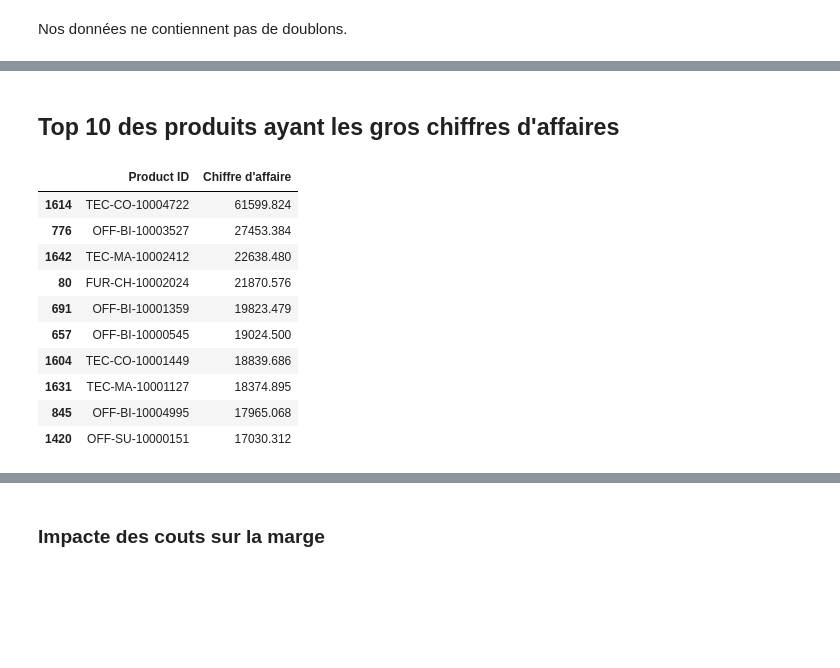
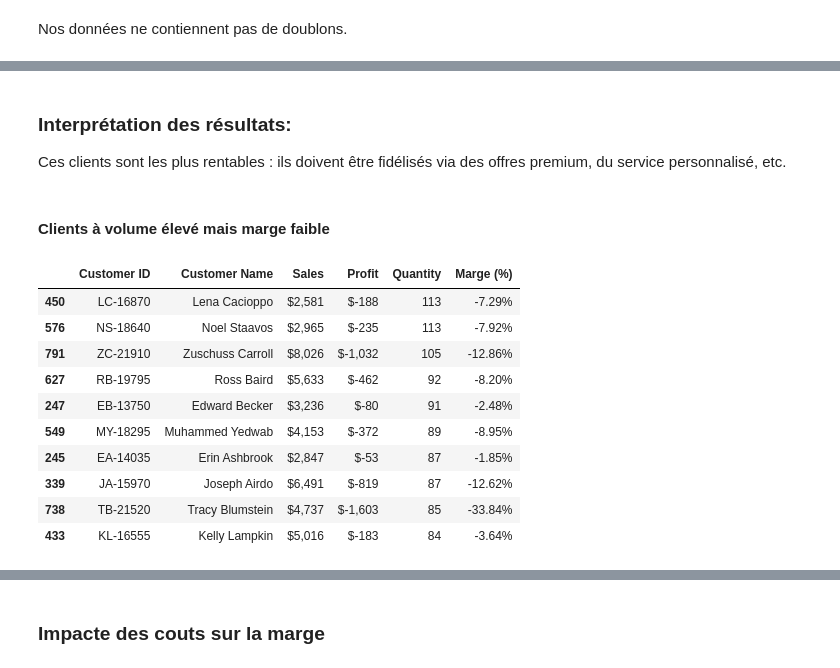
Before and after one commit to Junioh01/Portfolio-data-Analyste, a Jupyter notebook: Analyse_facteurs_influencant_performance_commerciales/Analyse_facteurs_influencant_performance_commerciales.ipynb, the cells around one changed output, grey strips where cells are left out. Drawn from its saved outputs; the diff is of its cells as text; code cells hidden in the pictures; blank space fills up the shorter version.

```diff
--- a/Analyse_facteurs_influencant_performance_commerciales/Analyse_facteurs_influencant_performance_commerciales.ipynb
+++ b/Analyse_facteurs_influencant_performance_commerciales/Analyse_facteurs_influencant_performance_commerciales.ipynb
@@ -136,5 +134,7 @@ memory usage: 78.2+ KB
 df["Order Date"]=pd.to_datetime (df['Order Date'])
 df["Ship Date"]=pd.to_datetime (df['Ship Date'])
 # %%
-df.sort_values(by=['Order Date','Ship Date'], ascending=False)
+#  Vérification du types des données(Pour s'assurer de la réussite du formatage des dates)
+df=df.sort_values(by=['Order Date','Ship Date'], ascending=False)
+df.dtypes
 # %% [output]
@@ -154,5 +157,0 @@ df.sort_values(by=['Order Date','Ship Date'], ascending=False)
-# %%
-# Calcul de la marge nette
-df["Marge Nette"]=(df["Profit"]/df["Sales"])*100
- #Calcul des coûts
-df['Cost'] = df['Sales'] - df['Profit']
@@ -174,0 +158,9 @@ df
+# %%
+# Création de la colonne taux de marge  en %
+df['Marge(%)']=(df['Profit']/df['Sales'])*100
+# Création de la colonne durrée de livraison en jours
+df['Delivery_Days'] = (df['Ship Date'] - df['Order Date']).dt.days
+# Création de la variable Mois de la commande
+df['Month'] = df['Order Date'].dt.month
+df['Years'] = df['Order Date'].dt.year
+df['Year_Month'] = df['Order Date'].dt.to_period('M').astype(str)  # format AAAA-MM
@@ -212,7 +440,4 @@ Nbprod.sort_values(by=['NbVendu'], ascending=False).head(10)
 # %%
-top_10_vente = Nbprod.sort_values(by=['NbVendu'], ascending=False).head(10)
-top_10_vente.sort_values(by=["NbVendu"], ascending=True).plot.barh(x = 'Product ID',figsize=(7, 5))
-plt.title("Top 10 des produits les plus vendu", size = 20)
-plt.ylabel("Produits", size = 15)
-plt.xlabel("Nombre de vente", size = 15)
-plt.show()
+client_perf = df.groupby(['Customer ID', 'Customer Name'])[['Sales', 'Profit', 'Quantity']].sum().reset_index()
+client_perf['Marge (%)'] = (client_perf['Profit'] / client_perf['Sales']) * 100
+client_perf.sort_values(by='Sales', ascending=False, inplace=True)
@@ -269,16 +518,25 @@ plt.show()
+# %% [markdown]
+### Interprétation des résultats:
+Ces clients sont les plus rentables : ils doivent être fidélisés via des offres premium, du service personnalisé, etc.
 # %% [markdown]
-## Top 10 des produits ayant les gros chiffres d'affaires
+#### Clients à volume élevé mais marge faible
 # %%
-Chiff_aff_prod.sort_values(by=["Chiffre d'affaire"], ascending=False).head(10)
+clients_volume_bas_marge = client_perf[(client_perf['Quantity'] > 50) & (client_perf['Marge (%)'] < 0)].sort_values(by='Quantity', ascending=False).head(10)
+clients_volume_bas_marge.style.format({
+    'Sales': '${:,.0f}',
+    'Profit': '${:,.0f}',
+    'Quantity': '{:,.0f}',
+    'Marge (%)': '{:.2f}%'
+})
 # %% [output]
-|  | Product ID | Chiffre d'affaire |
-| 1614 | TEC-CO-10004722 | 61599.824 |
-| 776 | OFF-BI-10003527 | 27453.384 |
-| 1642 | TEC-MA-10002412 | 22638.480 |
-| 80 | FUR-CH-10002024 | 21870.576 |
-| 691 | OFF-BI-10001359 | 19823.479 |
-| 657 | OFF-BI-10000545 | 19024.500 |
-| 1604 | TEC-CO-10001449 | 18839.686 |
-| 1631 | TEC-MA-10001127 | 18374.895 |
-| 845 | OFF-BI-10004995 | 17965.068 |
-| 1420 | OFF-SU-10000151 | 17030.312 |
+|  | Customer ID | Customer Name | Sales | Profit | Quantity | Marge (%) |
+| 450 | LC-16870 | Lena Cacioppo | $2,581 | $-188 | 113 | -7.29% |
+| 576 | NS-18640 | Noel Staavos | $2,965 | $-235 | 113 | -7.92% |
+| 791 | ZC-21910 | Zuschuss Carroll | $8,026 | $-1,032 | 105 | -12.86% |
+| 627 | RB-19795 | Ross Baird | $5,633 | $-462 | 92 | -8.20% |
+| 247 | EB-13750 | Edward Becker | $3,236 | $-80 | 91 | -2.48% |
+| 549 | MY-18295 | Muhammed Yedwab | $4,153 | $-372 | 89 | -8.95% |
+| 245 | EA-14035 | Erin Ashbrook | $2,847 | $-53 | 87 | -1.85% |
+| 339 | JA-15970 | Joseph Airdo | $6,491 | $-819 | 87 | -12.62% |
+| 738 | TB-21520 | Tracy Blumstein | $4,737 | $-1,603 | 85 | -33.84% |
+| 433 | KL-16555 | Kelly Lampkin | $5,016 | $-183 | 84 | -3.64% |
```
Also changed, not shown: parts of 123 cells of this notebook, 7 other files.
